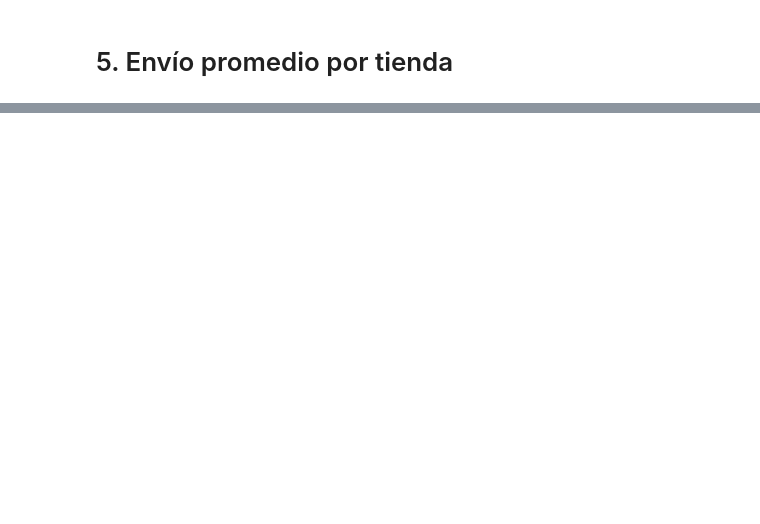
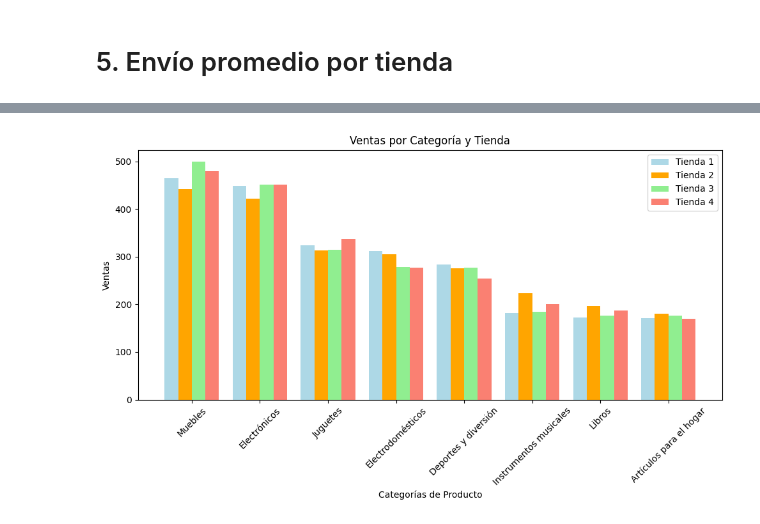
Before and after one commit to d4vid2025/challenge1-data-science-latam, a Jupyter notebook: AluraStoreLatam.ipynb, the cells around one changed output, grey strips where cells are left out. Saved outputs shown, nothing was run; the diff lists cells and outputs as text; code cells hidden in the pictures; blank space fills up the shorter version.

```diff
--- a/AluraStoreLatam.ipynb
+++ b/AluraStoreLatam.ipynb
@@ -89,4 +106,6 @@ cantidadVendidaPorCategoria
 cantidadVendidaPorCategoria = tienda2.groupby('Categoría del Producto').size().reset_index(name='cantidad_vendida')
 cantidadVendidaPorCategoria = cantidadVendidaPorCategoria.sort_values('cantidad_vendida',ascending=False)
 cantidadVendidaPorCategoria
+diccionario_categoria_tienda2 = dict(zip(cantidadVendidaPorCategoria['Categoría del Producto'],cantidadVendidaPorCategoria['cantidad_vendida']))
+print(diccionario_categoria_tienda2)
 # %% [output]
@@ -105,4 +116,6 @@ cantidadVendidaPorCategoria
 cantidadVendidaPorCategoria = tienda3.groupby('Categoría del Producto').size().reset_index(name='cantidad_vendida')
 cantidadVendidaPorCategoria = cantidadVendidaPorCategoria.sort_values('cantidad_vendida',ascending=False)
 cantidadVendidaPorCategoria
+diccionario_categoria_tienda3 = dict(zip(cantidadVendidaPorCategoria['Categoría del Producto'],cantidadVendidaPorCategoria['cantidad_vendida']))
+print(diccionario_categoria_tienda3)
 # %% [output]
@@ -121,4 +126,6 @@ cantidadVendidaPorCategoria
 cantidadVendidaPorCategoria = tienda4.groupby('Categoría del Producto').size().reset_index(name='cantidad_vendida')
 cantidadVendidaPorCategoria = cantidadVendidaPorCategoria.sort_values('cantidad_vendida',ascending=False)
 cantidadVendidaPorCategoria
+diccionario_categoria_tienda4 = dict(zip(cantidadVendidaPorCategoria['Categoría del Producto'],cantidadVendidaPorCategoria['cantidad_vendida']))
+print(diccionario_categoria_tienda4)
 # %% [output]
@@ -133,0 +133,3 @@ cantidadVendidaPorCategoria
+# %%
+ventasCategoriaSummary = [diccionario_categoria_tienda1,diccionario_categoria_tienda2,diccionario_categoria_tienda3,diccionario_categoria_tienda4] #
+ventasCategoriaSummary
@@ -168,0 +246,39 @@ productos4 = tienda4.groupby('Producto').size().reset_index(name='cantidad_vendi
+# %%
+import matplotlib.pyplot as plt
+import numpy as np
+
+# Datos de ejemplo (reemplazar con tus diccionarios)
+# ventasCategoriaSummary = [diccionario_categoria_tienda1, diccionario_categoria_tienda2, diccionario_categoria_tienda3, diccionario_categoria_tienda4]
+
+# Extraer categorías y las ventas de cada tienda
+categorias = list(ventasCategoriaSummary[0].keys())  # Suponiendo que todas las tiendas tienen las mismas categorías
+tienda1_ventas = list(ventasCategoriaSummary[0].values())
+tienda2_ventas = list(ventasCategoriaSummary[1].values())
+tienda3_ventas = list(ventasCategoriaSummary[2].values())
+tienda4_ventas = list(ventasCategoriaSummary[3].values())
+
+# Configurar el gráfico
+x = np.arange(len(categorias))  # La posición de las categorías
+width = 0.2  # El ancho de las barras
+
+# Crear el gráfico de barras agrupadas
+fig, ax = plt.subplots(figsize=(10, 6))
+
+ax.bar(x - 1.5*width, tienda1_ventas, width, label='Tienda 1', color='lightblue')
+ax.bar(x - 0.5*width, tienda2_ventas, width, label='Tienda 2', color='orange')
+ax.bar(x + 0.5*width, tienda3_ventas, width, label='Tienda 3', color='lightgreen')
+ax.bar(x + 1.5*width, tienda4_ventas, width, label='Tienda 4', color='salmon')
+
+# Etiquetas y título
+ax.set_xlabel('Categorías de Producto')
+ax.set_ylabel('Ventas')
+ax.set_title('Ventas por Categoría y Tienda')
+ax.set_xticks(x)
+ax.set_xticklabels(categorias, rotation=45)
+ax.legend()
+
+# Ajustar el gráfico
+plt.tight_layout()
+plt.show()
+# %% [output]
+[figure, added]
```
Also changed, not shown: parts of 17 cells of this notebook.
